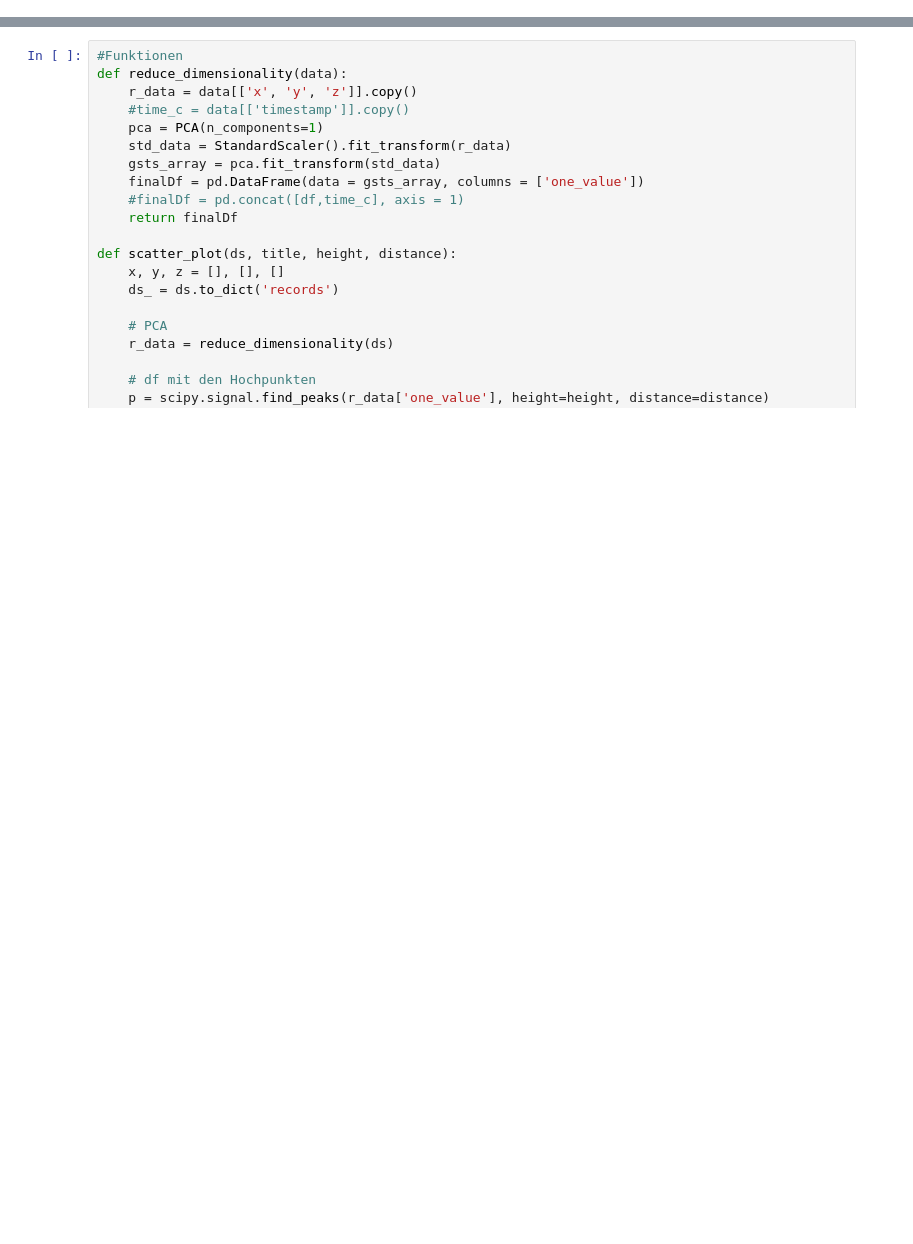
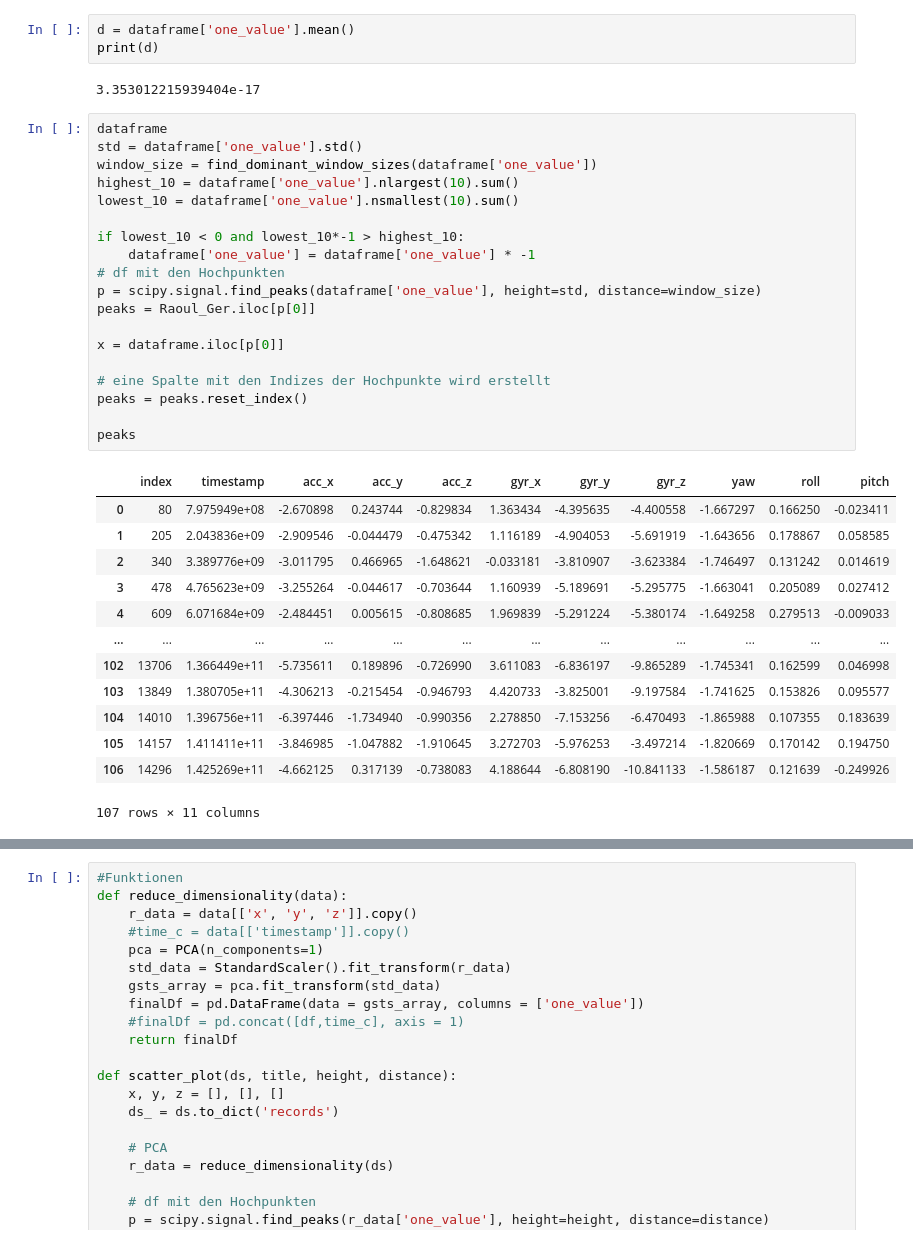
Before and after one commit to lalul335/Boxschlag-Klassifikation, a Jupyter notebook: test_2.ipynb, the cells around one changed output, grey strips where cells are left out. Drawn from its saved outputs; the diff is of its cells as text; blank space fills up the shorter version.

```diff
--- a/test_2.ipynb
+++ b/test_2.ipynb
@@ -41,0 +93,38 @@ data_Gemischt = extract_accelerometer_data(r'C:\Users\Raoul\Documents\GitHub\Box
+# %%
+d = dataframe['one_value'].mean()
+print(d)
+# %% [output]
+3.353012215939404e-17
+# %%
+dataframe
+std = dataframe['one_value'].std()
+window_size = find_dominant_window_sizes(dataframe['one_value'])
+highest_10 = dataframe['one_value'].nlargest(10).sum()
+lowest_10 = dataframe['one_value'].nsmallest(10).sum()
+
+if lowest_10 < 0 and lowest_10*-1 > highest_10:
+    dataframe['one_value'] = dataframe['one_value'] * -1
+# df mit den Hochpunkten
+p = scipy.signal.find_peaks(dataframe['one_value'], height=std, distance=window_size)
+peaks = Raoul_Ger.iloc[p[0]]
+
+x = dataframe.iloc[p[0]]
+
+# eine Spalte mit den Indizes der Hochpunkte wird erstellt
+peaks = peaks.reset_index()
+
+peaks
+# %% [output]
+|  | index | timestamp | acc_x | acc_y | acc_z | gyr_x | gyr_y | gyr_z | yaw | roll | pitch |
+| 0 | 80 | 7.975949e+08 | -2.670898 | 0.243744 | -0.829834 | 1.363434 | -4.395635 | -4.400558 | -1.667297 | 0.166250 | -0.023411 |
+| 1 | 205 | 2.043836e+09 | -2.909546 | -0.044479 | -0.475342 | 1.116189 | -4.904053 | -5.691919 | -1.643656 | 0.178867 | 0.058585 |
+| 2 | 340 | 3.389776e+09 | -3.011795 | 0.466965 | -1.648621 | -0.033181 | -3.810907 | -3.623384 | -1.746497 | 0.131242 | 0.014619 |
+| 3 | 478 | 4.765623e+09 | -3.255264 | -0.044617 | -0.703644 | 1.160939 | -5.189691 | -5.295775 | -1.663041 | 0.205089 | 0.027412 |
+| 4 | 609 | 6.071684e+09 | -2.484451 | 0.005615 | -0.808685 | 1.969839 | -5.291224 | -5.380174 | -1.649258 | 0.279513 | -0.009033 |
+| ... | ... | ... | ... | ... | ... | ... | ... | ... | ... | ... | ... |
+| 102 | 13706 | 1.366449e+11 | -5.735611 | 0.189896 | -0.726990 | 3.611083 | -6.836197 | -9.865289 | -1.745341 | 0.162599 | 0.046998 |
+| 103 | 13849 | 1.380705e+11 | -4.306213 | -0.215454 | -0.946793 | 4.420733 | -3.825001 | -9.197584 | -1.741625 | 0.153826 | 0.095577 |
+| 104 | 14010 | 1.396756e+11 | -6.397446 | -1.734940 | -0.990356 | 2.278850 | -7.153256 | -6.470493 | -1.865988 | 0.107355 | 0.183639 |
+| 105 | 14157 | 1.411411e+11 | -3.846985 | -1.047882 | -1.910645 | 3.272703 | -5.976253 | -3.497214 | -1.820669 | 0.170142 | 0.194750 |
+| 106 | 14296 | 1.425269e+11 | -4.662125 | 0.317139 | -0.738083 | 4.188644 | -6.808190 | -10.841133 | -1.586187 | 0.121639 | -0.249926 |
+107 rows × 11 columns
```
Also changed, not shown: parts of 12 cells of this notebook, 1 other file.
